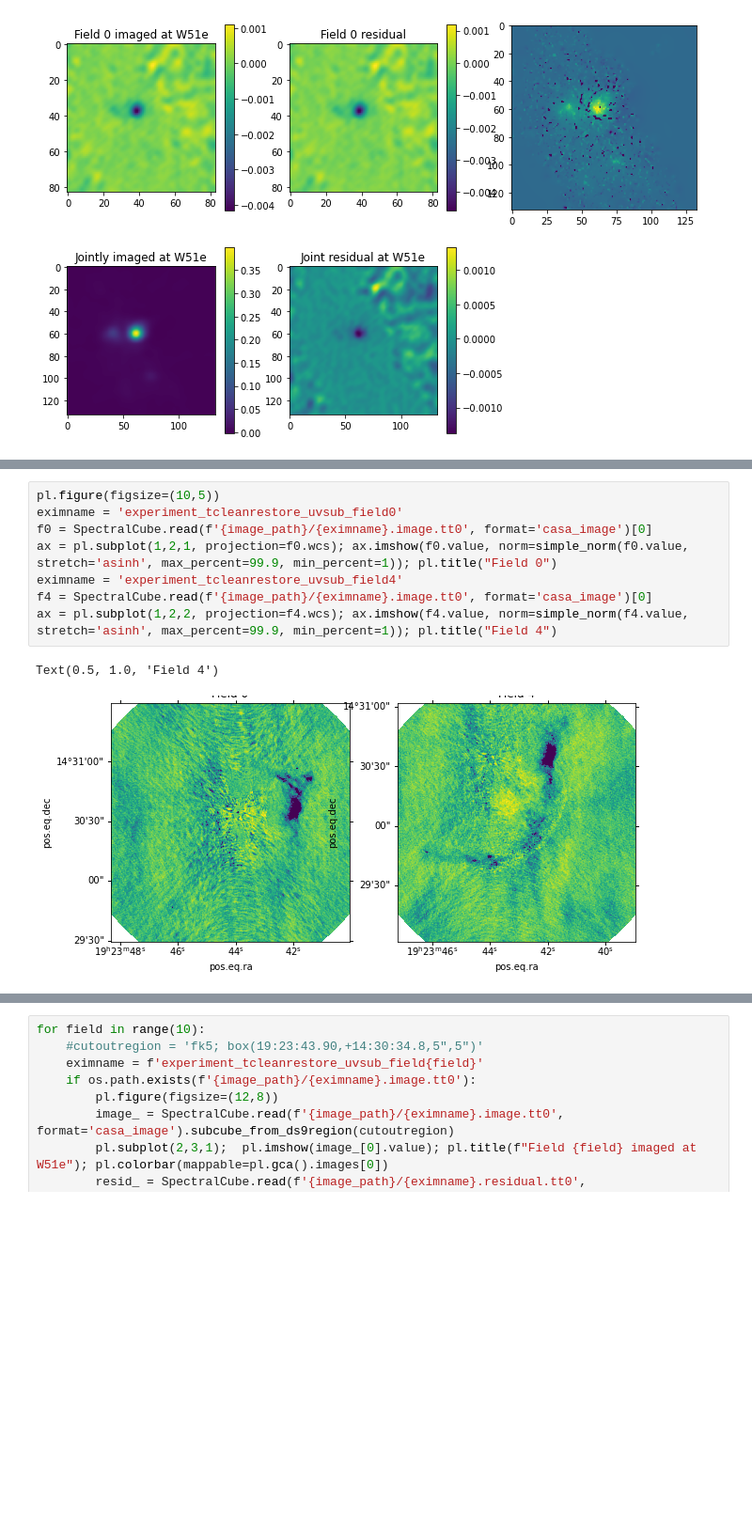
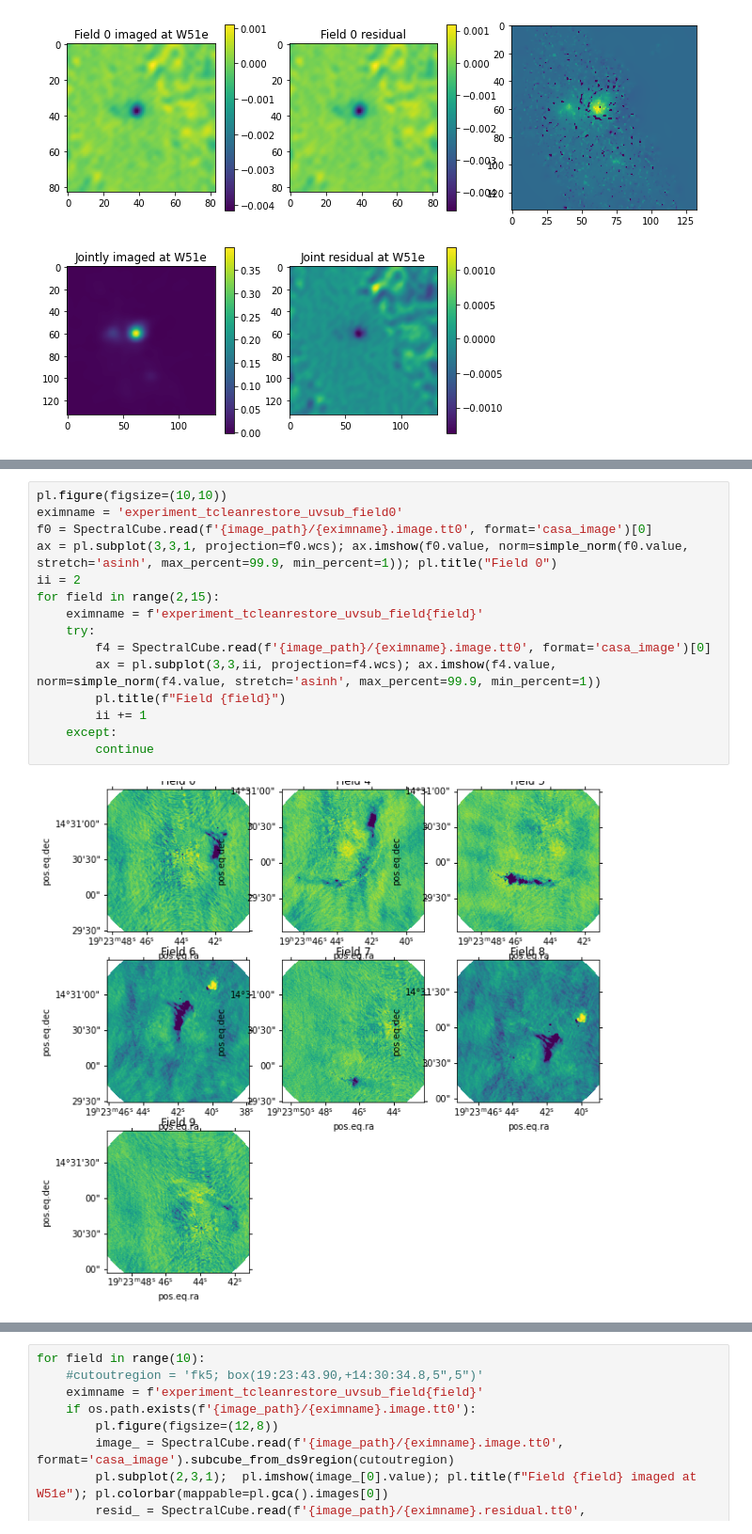
Before and after one commit to keflavich/almaimf-notebooks, a Jupyter notebook: W51_Self-Consistency_Checks_Dec2020.ipynb, the cells around one changed output, grey strips where cells are left out. Shown at 94% size. Drawn from its saved outputs; the diff is of its cells as text; blank space fills up the shorter version.

```diff
--- a/W51_Self-Consistency_Checks_Dec2020.ipynb
+++ b/W51_Self-Consistency_Checks_Dec2020.ipynb
@@ -235,11 +251,17 @@ pl.subplot(2,3,5);  pl.imshow(residual[0].value); pl.title("Joint residual at W5
 # %%
-pl.figure(figsize=(10,5))
+pl.figure(figsize=(10,10))
 eximname = 'experiment_tcleanrestore_uvsub_field0'
 f0 = SpectralCube.read(f'{image_path}/{eximname}.image.tt0', format='casa_image')[0]
-ax = pl.subplot(1,2,1, projection=f0.wcs); ax.imshow(f0.value, norm=simple_norm(f0.value, stretch='asinh', max_percent=99.9, min_percent=1)); pl.title("Field 0")
-eximname = 'experiment_tcleanrestore_uvsub_field4'
-f4 = SpectralCube.read(f'{image_path}/{eximname}.image.tt0', format='casa_image')[0]
-ax = pl.subplot(1,2,2, projection=f4.wcs); ax.imshow(f4.value, norm=simple_norm(f4.value, stretch='asinh', max_percent=99.9, min_percent=1)); pl.title("Field 4")
+ax = pl.subplot(3,3,1, projection=f0.wcs); ax.imshow(f0.value, norm=simple_norm(f0.value, stretch='asinh', max_percent=99.9, min_percent=1)); pl.title("Field 0")
+ii = 2
+for field in range(2,15):
+    eximname = f'experiment_tcleanrestore_uvsub_field{field}'
+    try:
+        f4 = SpectralCube.read(f'{image_path}/{eximname}.image.tt0', format='casa_image')[0]
+        ax = pl.subplot(3,3,ii, projection=f4.wcs); ax.imshow(f4.value, norm=simple_norm(f4.value, stretch='asinh', max_percent=99.9, min_percent=1))
+        pl.title(f"Field {field}")
+        ii += 1
+    except:
+        continue
 # %% [output]
-Text(0.5, 1.0, 'Field 4')
-[figure, old version]
+[figure, new version]
```
Also changed, not shown: parts of 6 cells of this notebook, 1 other file.
